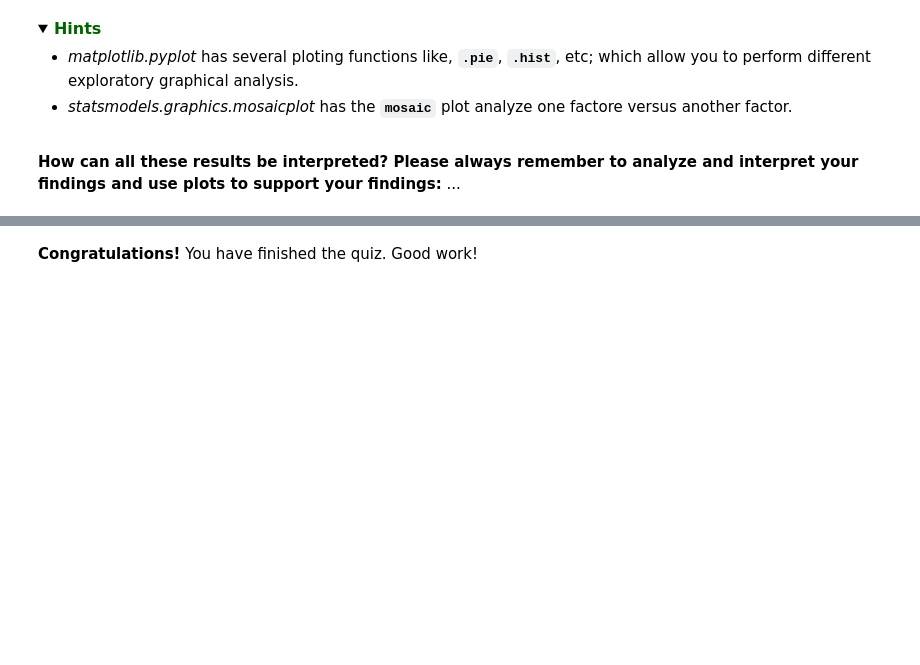
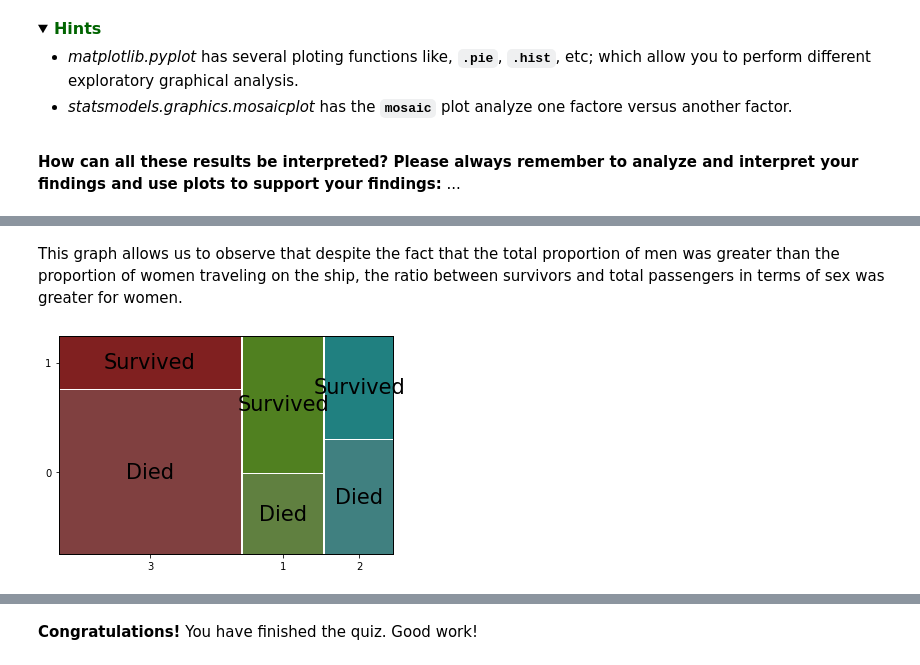
Before and after one commit to caeamayaan/AlgorithmsUN2023I, a Jupyter notebook: caeamayaan_Quiz_3_Python_Pandas_UNCode.ipynb, the cells around one changed output, grey strips where cells are left out. Cells and saved outputs as stored; diff of their text form; code cells hidden in the pictures; folded sections open; blank space fills up the shorter version.

```diff
--- a/caeamayaan_Quiz_3_Python_Pandas_UNCode.ipynb
+++ b/caeamayaan_Quiz_3_Python_Pandas_UNCode.ipynb
@@ -684,0 +703,7 @@ The output of the above cell should be:
+# %% [markdown]
+This graph allows us to observe that despite the fact that the total proportion of men was greater than the proportion of women traveling on the ship, the ratio between survivors and total passengers in terms of sex was greater for women.
+# %%
+info2 = lambda a: {('3','0'): 'Died',('3','1'): 'Survived', ('1','0'): 'Died', ('1','1'): 'Survived', ('2','0'): 'Died', ('2','1'): 'Survived'}[a]
+mosaic(titanic, index = ['Pclass', 'Survived'], labelizer = info2);
+# %% [output]
+[figure, added]
```
Also changed, not shown: parts of 13 cells of this notebook.
